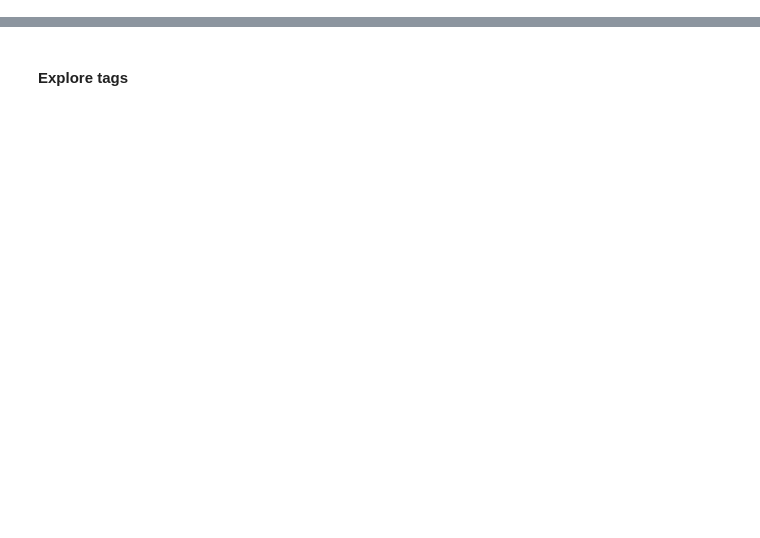
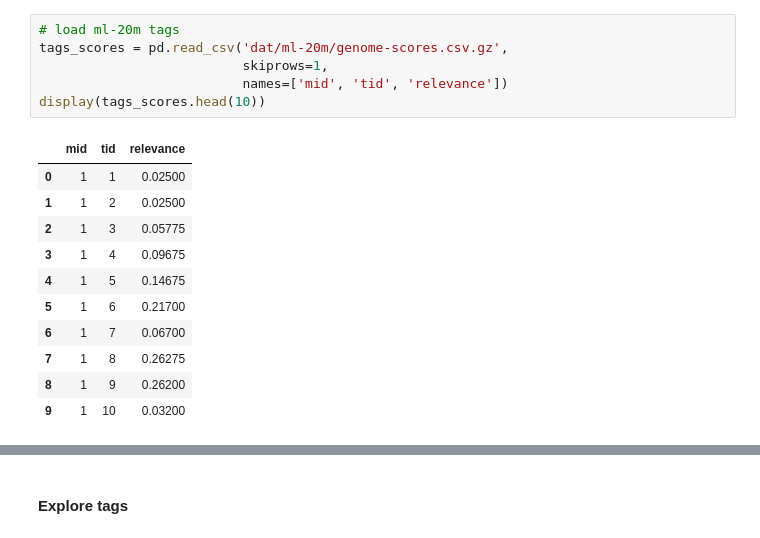
Before and after one commit to lcharlin/ivado-workshop_recsys_19, a Jupyter notebook: Tutorial -- Introduction to ML.ipynb, the cells around one changed output, grey strips where cells are left out. Drawn from its saved outputs; the diff is of its cells as text; blank space fills up the shorter version.

```diff
--- a/Tutorial -- Introduction to ML.ipynb
+++ b/Tutorial -- Introduction to ML.ipynb
@@ -221,0 +240,18 @@ print(ratings_pd['mid'].nunique())
+# %%
+# load ml-20m tags
+tags_scores = pd.read_csv('dat/ml-20m/genome-scores.csv.gz',
+                          skiprows=1,
+                          names=['mid', 'tid', 'relevance'])
+display(tags_scores.head(10))
+# %% [output]
+|  | mid | tid | relevance |
+| 0 | 1 | 1 | 0.02500 |
+| 1 | 1 | 2 | 0.02500 |
+| 2 | 1 | 3 | 0.05775 |
+| 3 | 1 | 4 | 0.09675 |
+| 4 | 1 | 5 | 0.14675 |
+| 5 | 1 | 6 | 0.21700 |
+| 6 | 1 | 7 | 0.06700 |
+| 7 | 1 | 8 | 0.26275 |
+| 8 | 1 | 9 | 0.26200 |
+| 9 | 1 | 10 | 0.03200 |
```
Also changed, not shown: parts of 69 cells of this notebook.
